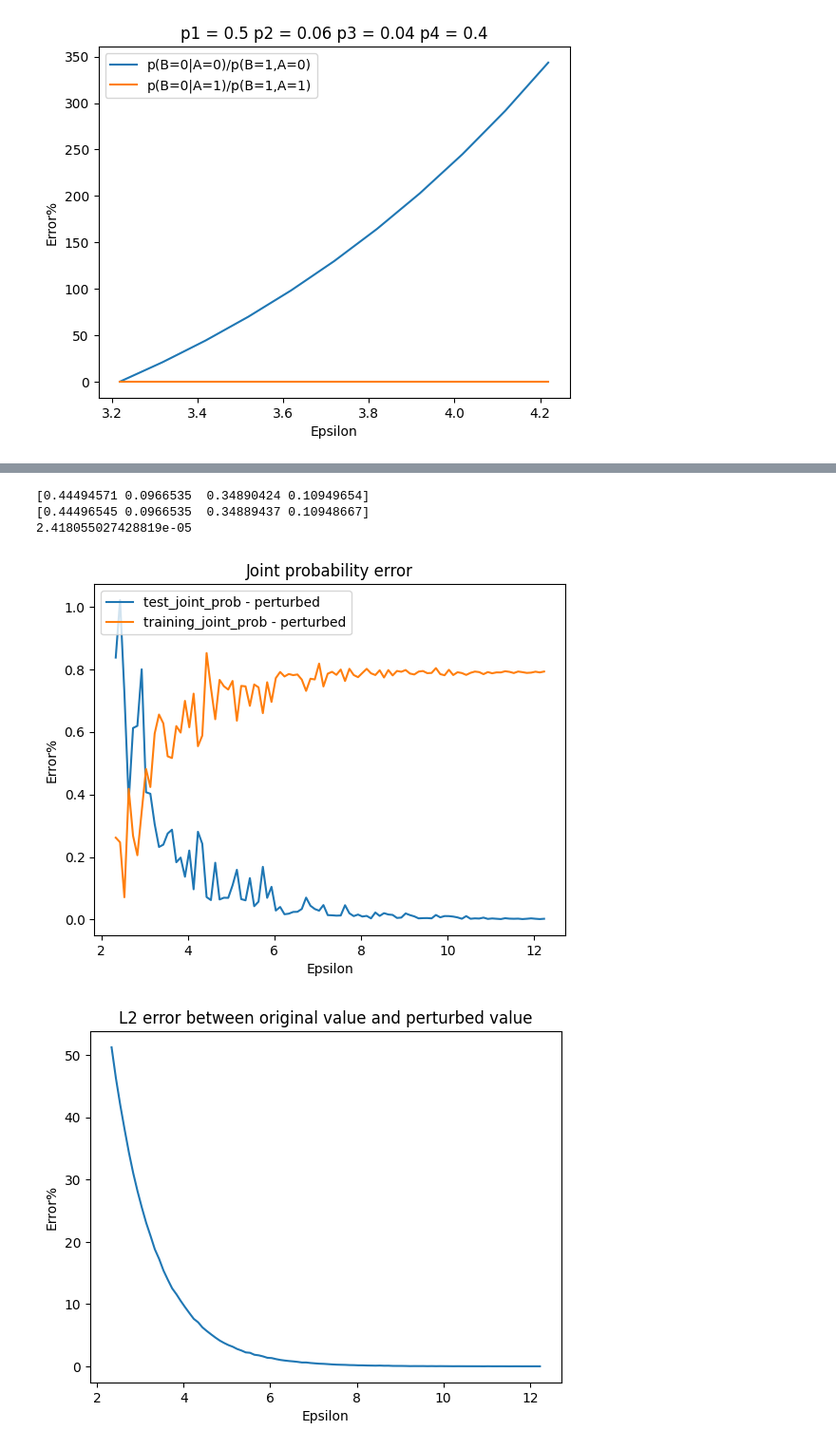
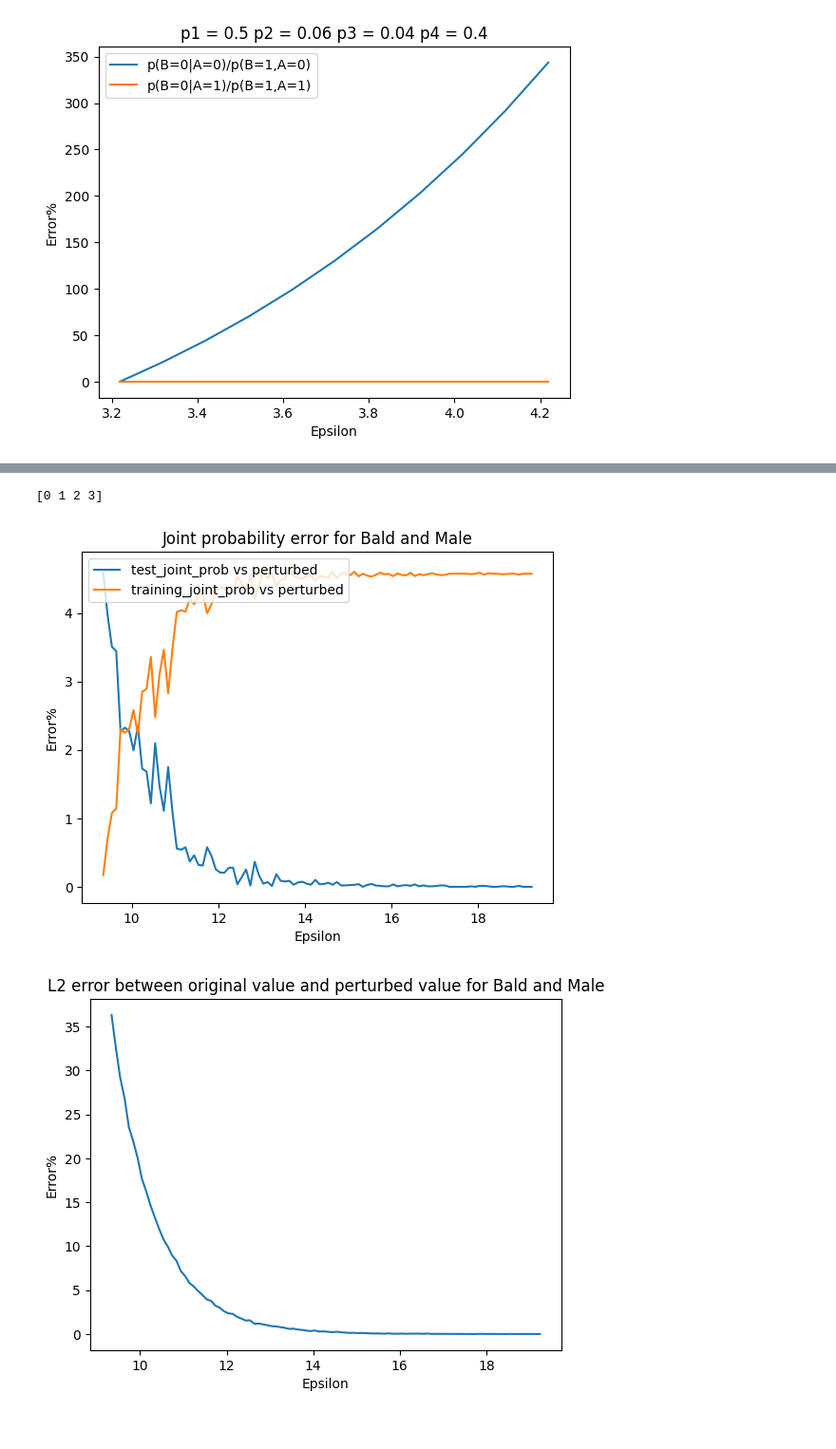
Before and after one commit to SandaruJayawardana/face-privacy-diffae, a Jupyter notebook: pufferfish/celebA_pufferfish.ipynb, the cells around one changed output, grey strips where cells are left out. Shown: that part at 95% size. Saved outputs shown, nothing was run; the diff lists cells and outputs as text; code cells hidden in the pictures.

```diff
--- a/pufferfish/celebA_pufferfish.ipynb
+++ b/pufferfish/celebA_pufferfish.ipynb
@@ -34,7 +35,7 @@ plt.show()
 [figure]
 # %%
 FILE_LOCATION = "/home/sjay9734/diff_encoder/face_privacy/face-privacy-diffae/datasets/celeba_anno/list_attr_celeba.txt"
-TRAINING_AMOUNT = 0.5
+TRAINING_AMOUNT = 0.90
 
 ATTR_X = "Bald"
 ATTR_Y = "Male"
@@ -53,7 +54,7 @@ with open(FILE_LOCATION, 'r') as txt_file:
     fields = txt_file.readline()
 
     for i, attr in enumerate(fields.split()):
-      dict_attr_node[attr] = i
+      dict_attr_node[attr] = i+1
     print(dict_attr_node)
     # Training dataset
     for i in range(int(int(no_of_lines) * TRAINING_AMOUNT)):
@@ -86,3 +86,0 @@ p_m = Pufferfish_Binary_Attr(joint_prob_matrix.flatten(), matrix_symb)
-# %%
-for i in range(4):
-    print(p_m.gen_random_output(1,10, out_index_ = True))
@@ -102,6 +95,14 @@ def matrix_coordinate_of_index(rows, columns, index):
 def error_calculation(a, b, order = 2):
     # print(" a ", a, " b ", b, " a-b ", a-b)
     return np.linalg.norm(a-b, ord=order)
+
+def fix_joint_probability_matrix(symbols, joint_prob_vector, correct_symbol_count = 4):
+    corrected_joint_prob_vector = np.zeros(correct_symbol_count)
+    # print(symbols, list(symbols)[0])
+    for index_,i in enumerate(list(symbols)):
+        corrected_joint_prob_vector[i] = joint_prob_vector[index_]
+
+    return corrected_joint_prob_vector
 
 EPS = 0.001
 
@@ -138,7 +139,7 @@ for eps in eps_arr:
         inner_error_list.append(error)
     error_list.append(np.sum(np.array(inner_error_list))/len(xn_test))
     [symbols_perturbed, counts_perturbed] = np.unique(perturbed_output, axis=0, return_counts=True)
-    joint_matrix_perturbed = counts_perturbed/len(xn_test)
+    joint_matrix_perturbed = fix_joint_probability_matrix(symbols_perturbed, counts_perturbed)/len(xn_test)
     perturbed_join_prob_list.append(joint_matrix_perturbed)
 
 
@@ -168,6 +169,8 @@ eps  9.9
 Plot L2 Error joint probability of perturbed data (test) vs original data (test),
 joint probability of perturbed data vs training data
 '''
+
+print(symbols_perturbed)
 
 correct_eps = eps_arr - np.ones(len(eps_arr))*np.log(np.min(joint_prob_matrix.flatten()))
 plt.plot(correct_eps, [error_calculation(i, joint_matrix_original)*100 for i in perturbed_join_prob_list])
@@ -175,23 +178,21 @@ plt.plot(correct_eps, [error_calculation(i, joint_prob_matrix.flatten())*100 for
 plt.legend(["test_joint_prob vs perturbed", "training_joint_prob vs perturbed"], loc ="upper left")
 plt.xlabel("Epsilon")
 plt.ylabel("Error%")
-plt.title("Joint probability error")
+plt.title("Joint probability error for " + ATTR_X + " and " + ATTR_Y)
 plt.show()
 # %% [output]
-[0.44494571 0.0966535  0.34890424 0.10949654]
-[0.44496545 0.0966535  0.34889437 0.10948667]
-2.418055027428819e-05
+[0 1 2 3]
-[figure, old version]
+[figure, new version]
 # %%
 '''
 Plot average L2 Error between original value and perturbed value
 '''
 
 correct_eps = eps_arr - np.ones(len(eps_arr))*np.log(np.min(joint_prob_matrix.flatten()))
 plt.plot(correct_eps, error_list)
 plt.xlabel("Epsilon")
 plt.ylabel("Error%")
-plt.title("L2 error between original value and perturbed value")
+plt.title("L2 error between original value and perturbed value for " + ATTR_X + " and " + ATTR_Y)
 plt.show()
 # %% [output]
-[figure, old version]
+[figure, new version]
```
Also changed, not shown: parts of 9 cells of this notebook.
